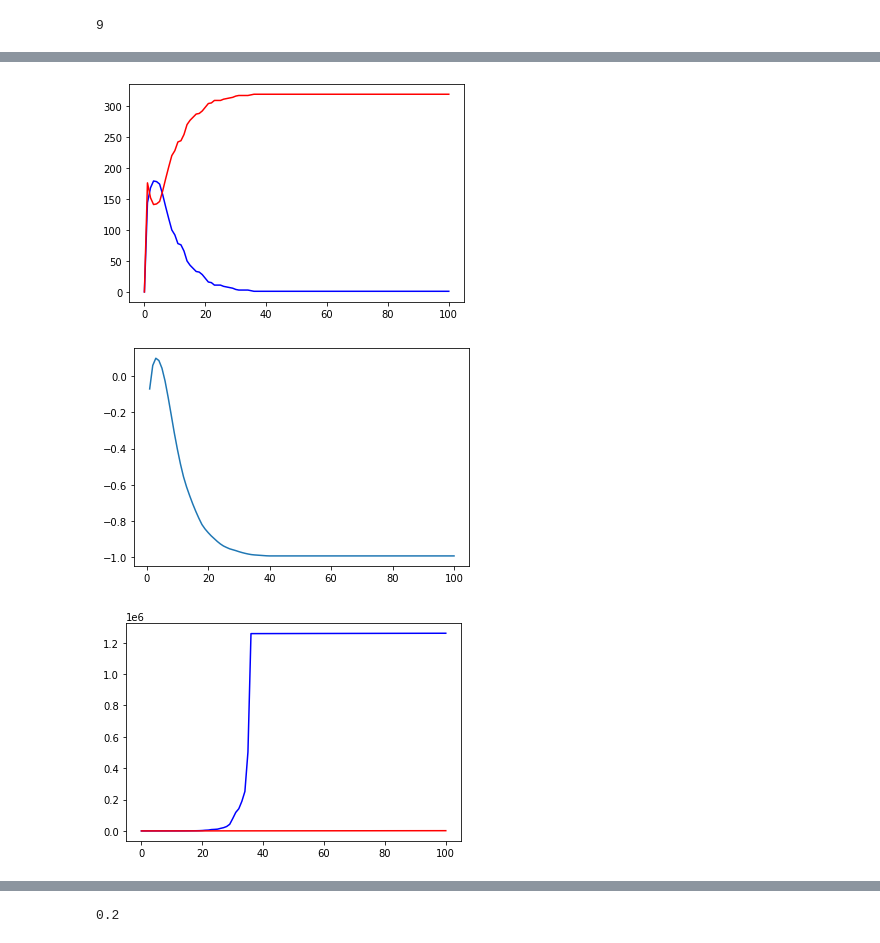
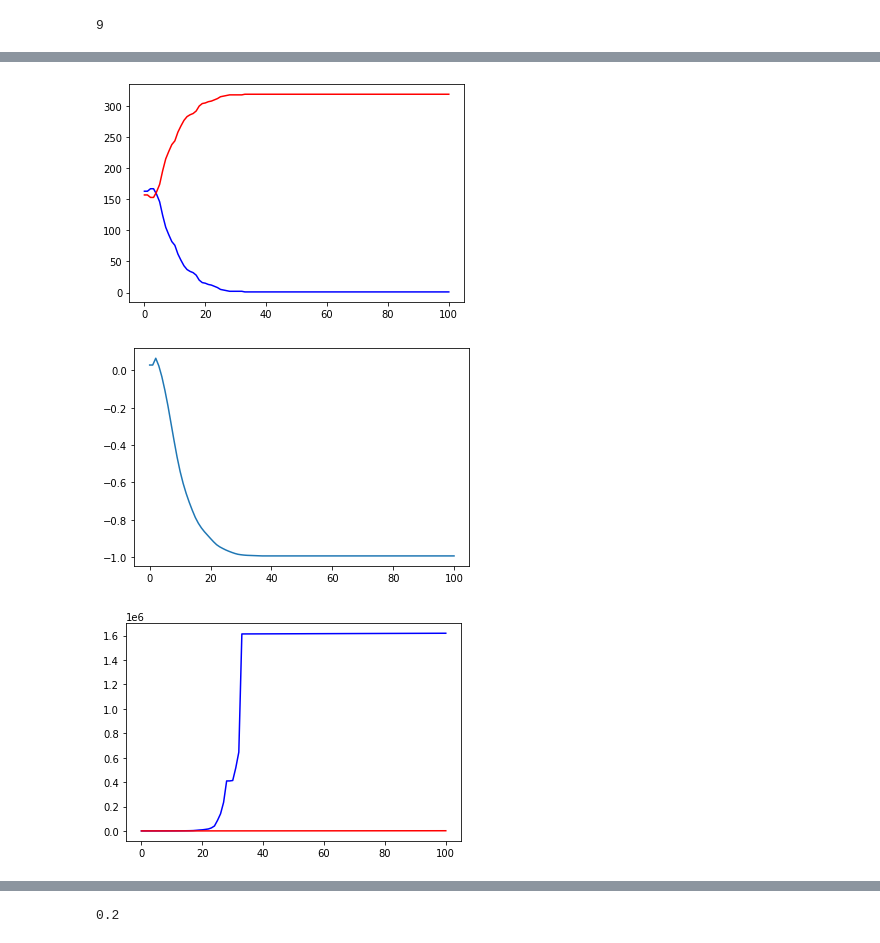
Before and after one commit to charelF/ABM, a Jupyter notebook: model/test.ipynb, the cells around one changed output, grey strips where cells are left out. Saved outputs shown, nothing was run; the diff lists cells and outputs as text; code cells hidden in the pictures.

```diff
--- a/model/test.ipynb
+++ b/model/test.ipynb
@@ -13,18 +13,20 @@ for i in range(10):
 # %%
 model = RegionModel(
     international_trade = True
-    ,max_eff = 1.3 #0.5
-    ,eutax = 0.5
+    ,efficiency_stdev = 1 #0.5
+    ,eu_tax = 0.5
     ,neighbor_influence = 0
     ,tax_influence = 0.2
     ,member_trade_multiplier = 1.3
     ,randomness = 0
-    ,eu_strategy = "default"
-    ,tax_distribution = 2
+    ,benefit_distribution = 2
 )
 
-for _ in range(100):
+for _ in range(20):
     clear_output(wait=True)
     model.step()
     print(model.member_count, model.other_count)
+    plt.hist([agent.efficiency for agent in model.agents], alpha=0.4)
+    plt.hist([agent.step_efficiency for agent in model.agents], alpha=0.4)
+    plt.show()
 # %% [output]
@@ -32,16 +35,17 @@ for _ in range(100):
 # %%
 df = model.datacollector.get_model_vars_dataframe()
+df2 = model.datacollector.get_agent_vars_dataframe()
 plt.plot(df["member_count"], color="blue")
 plt.plot(df["other_count"], color="red")
 plt.show()
 
 plt.plot(df["average_cooperativeness"])
 plt.show()
 
 plt.plot(df["member_wealth"], color="blue")
 plt.plot(df["other_wealth"], color="red")
 plt.show()
 # %% [output]
-[figure, old version]
+[figure, new version]
-[figure, old version]
+[figure, new version]
-[figure, old version]
+[figure, new version]
```
Also changed, not shown: parts of 3 cells of this notebook, 3 other files.
